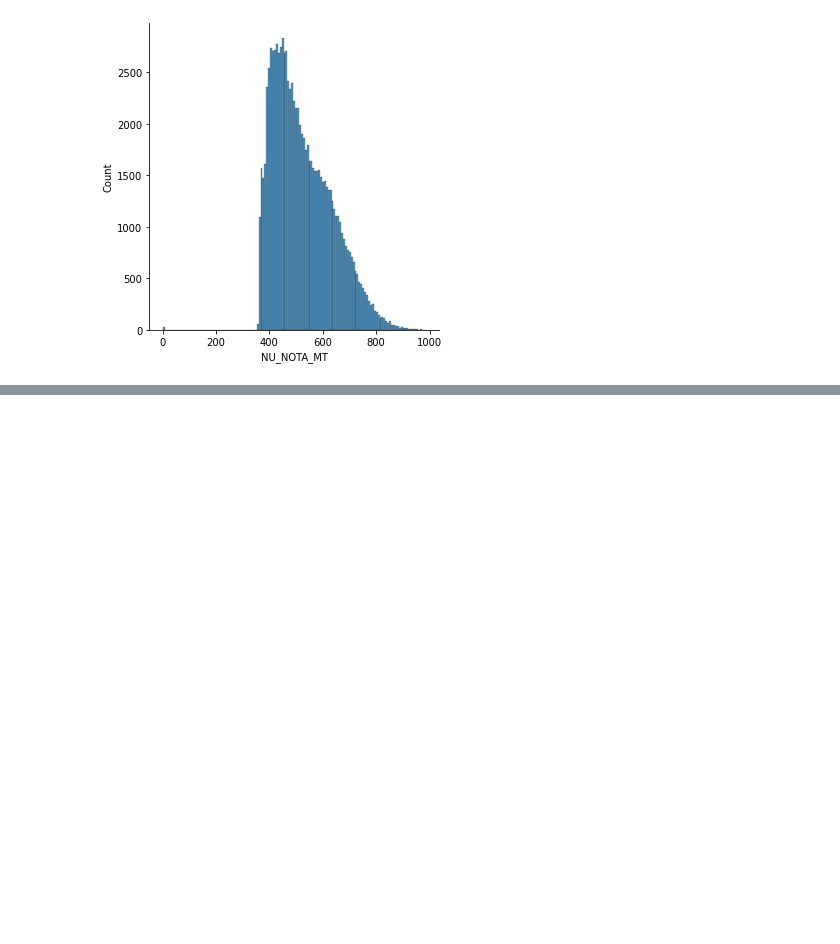
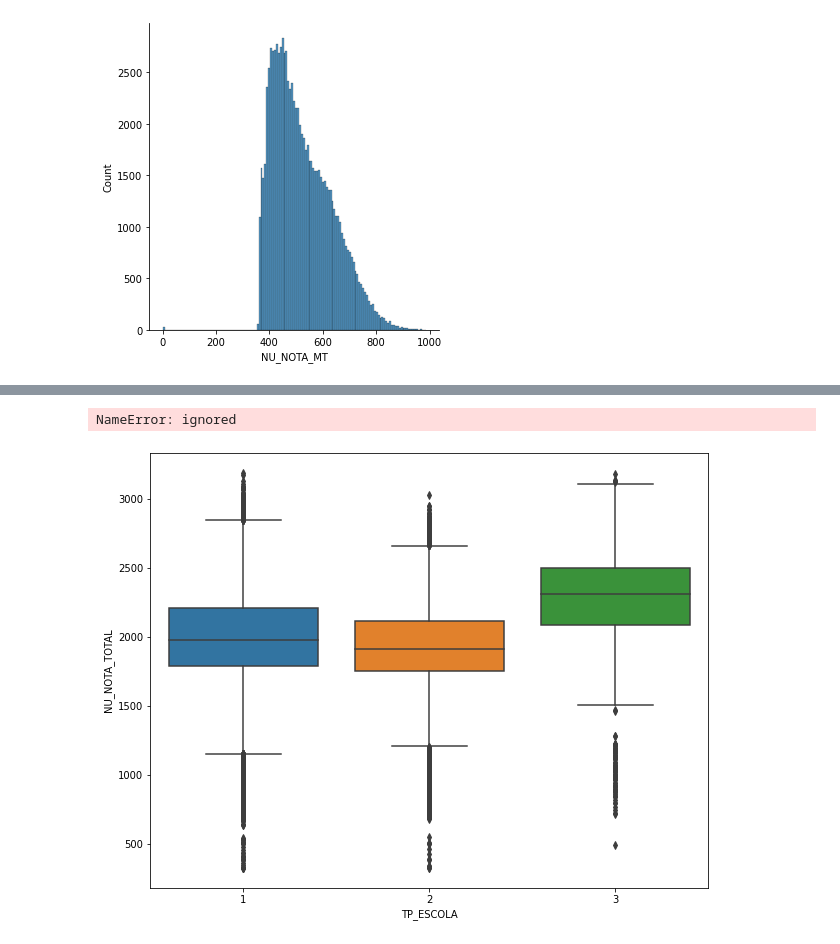
Before and after one commit to matheusbarraboni/dataScienceAlura, a Jupyter notebook: aluraDataScience.ipynb, the cells around one changed output, grey strips where cells are left out. Saved outputs shown, nothing was run; the diff lists cells and outputs as text; code cells hidden in the pictures; blank space fills up the shorter version.

```diff
--- a/aluraDataScience.ipynb
+++ b/aluraDataScience.ipynb
@@ -233,0 +336,6 @@ sns.displot(data=data, x='NU_NOTA_MT')
+# %%
+plt.figure(figsize=(10, 8))
+sns.boxplot(data=dados_sem_zero, x='TP_ESCOLA', y='NU_NOTA_TOTAL')
+# %% [output]
+NameError: ignored
+[figure, added]
```
Also changed, not shown: parts of 21 cells of this notebook.
